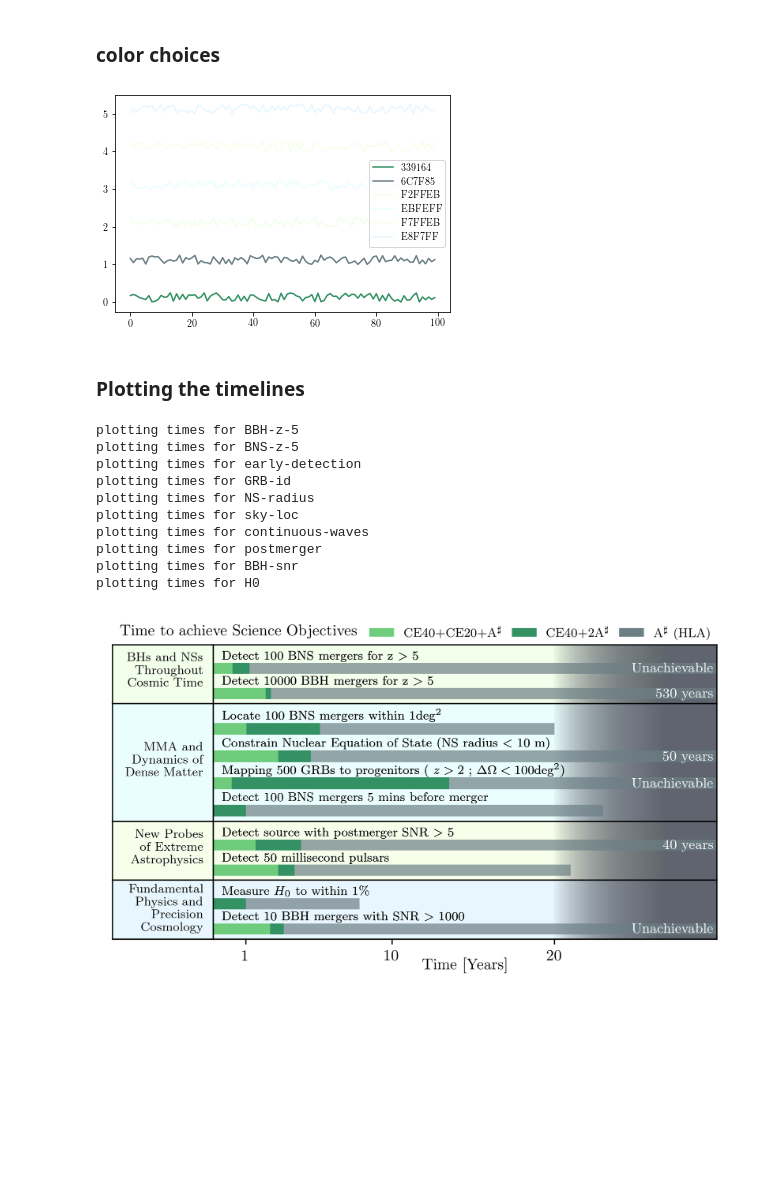
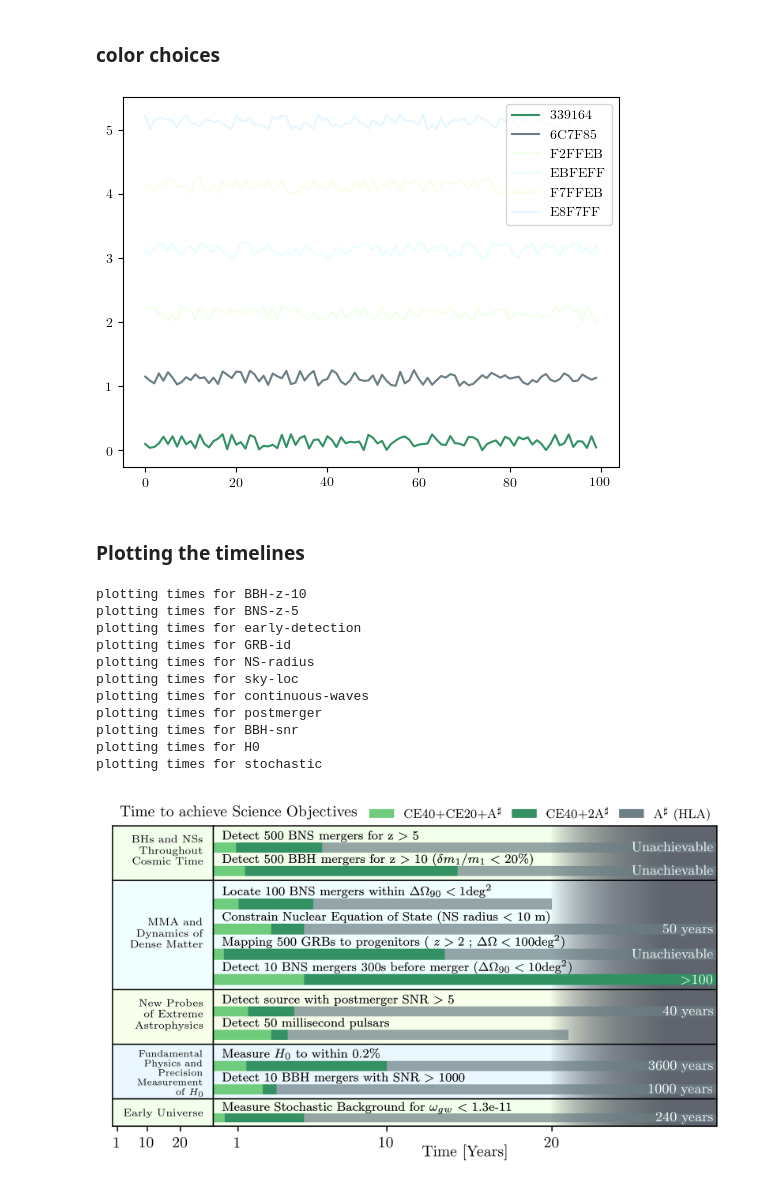
Before and after one commit to sugwg/ce-plots, a Jupyter notebook: time-infographic.ipynb, the cells around one changed output. Saved outputs shown, nothing was run; the diff lists cells and outputs as text; code cells hidden in the pictures; blank space fills up the shorter version.

Commit message:
Implemented metric changes, and added Stochastic

```diff
--- a/time-infographic.ipynb
+++ b/time-infographic.ipynb
@@ -31,21 +31,21 @@ plt.rcParams["mathtext.fontset"] = "stix"
 # %%
 c_palette_list=['#339164','#6C7F85','#F2FFEB','#EBFEFF','#F7FFEB','#E8F7FF']
 x = numpy.array(range(100))
 for ii in range(len(c_palette_list)):
     plt.plot(x, ii + numpy.random.rand(100)*0.25,
              color=c_palette_list[ii], label=c_palette_list[ii][1:])
 plt.legend()
 
 # Fill color settings
-color_list = ['#F2FFEB','#EBFEFF','#F7FFEB','#E8F7FF']
-alpha = [1,1,1,1,1]
+color_list = ['#F2FFEB','#EBFEFF','#F7FFEB','#E8F7FF','#F2FFEB']
+alpha = [1,0.8,1,0.9,1]
 
 color_dict = {'A$^\sharp$ (HLA)':c_palette_list[1],
               'CE40+2A$^\sharp$':c_palette_list[0],
               'CE40+CE20+A$^\sharp$':'#6ecc7c',
              }
 
 fc = '#5F646F' #color of facility lifetime bar
 # %% [output]
-[figure, old version]
+[figure, new version]
 # %%
@@ -191,11 +199,11 @@ def plot_dist_bar(network_dict, nw_number, counter, lower_lim):
 # %%
 # initiate a list of names for the detector networks
 # name_list = []
-n_sections = 4
+n_sections = 5
 upper_lim = 30
-lower_lim = -1
+lower_lim = -0.5
 fig, ax = plt.subplots(n_sections, 2, figsize=(7, 3.5), dpi=400, sharex=True,
-                       gridspec_kw={'height_ratios': [2, 4, 2, 2], 'width_ratios': [1, 5]})
+                       gridspec_kw={'height_ratios': [2, 4, 2, 2, 1], 'width_ratios': [1, 5]})
 
 # Facility time vertical line
 facility_lim = 20
@@ -241,10 +249,12 @@ for jj in range(n_sections):
     ax[jj, 1].set_xlim(0, 0.1)
 
 gap = -0.6
-ax[0, 1].text(gap+lower_lim, 7, section_title[0], rotation=0, horizontalalignment='right', fontsize=8)
-ax[1, 1].text(gap+lower_lim, 10, section_title[1], rotation=0, horizontalalignment='right', fontsize=8)
-ax[2, 1].text(gap+lower_lim, 7, section_title[2], rotation=0, horizontalalignment='right', fontsize=8)
-ax[3, 1].text(gap+lower_lim, 6, section_title[3], rotation=0, horizontalalignment='right', fontsize=8)
+ax[0, 1].text(gap+lower_lim, 7, section_title[0], rotation=0, horizontalalignment='right', fontsize=7)
+ax[1, 1].text(gap+lower_lim, 10, section_title[1], rotation=0, horizontalalignment='right', fontsize=7)
+ax[2, 1].text(gap+lower_lim, 7, section_title[2], rotation=0, horizontalalignment='right', fontsize=7)
+ax[3, 1].text(gap+lower_lim, 5.5, section_title[3], rotation=0, horizontalalignment='right', fontsize=6)
+ax[4, 1].text(gap+lower_lim, 6.5, section_title[4], rotation=0, horizontalalignment='right', fontsize=7)
+
 
 # plt.ylim(5, len(input_data)*10+10)
 
@@ -264,7 +274,7 @@ legend_elements = [Patch(facecolor=color_dict[key],
 
 # print(legend_elements)
 # ax.legend(handles=legend_elements, loc='lower center', fontsize=8)
-ax[n_sections-1, 1].legend(handles=legend_elements, loc=(0.3, 5.0), fontsize=8, ncol=3,
+ax[n_sections-1, 1].legend(handles=legend_elements, loc=(0.3, 11), fontsize=8, ncol=3,
                            frameon=False, columnspacing=0.8)
 
 #ax[n_sections-1, 1].text(25.3, 7, "Existing \nFacility\nLifetime", c='w', fontsize=12, weight='bold')
@@ -277,7 +287,7 @@ ax[2, 1].set_xticks([1, 10, 20])
 plt.savefig('time-to-deliver-science.pdf', bbox_inches='tight', pad_inches=0)
 plt.show()
 # %% [output]
-plotting times for BBH-z-5
+plotting times for BBH-z-10
 plotting times for BNS-z-5
 plotting times for early-detection
 plotting times for GRB-id
@@ -287,4 +297,5 @@ plotting times for continuous-waves
 plotting times for postmerger
 plotting times for BBH-snr
 plotting times for H0
+plotting times for stochastic
-[figure, old version]
+[figure, new version]
```
Also changed, not shown: parts of 2 cells of this notebook, 1 other file.
